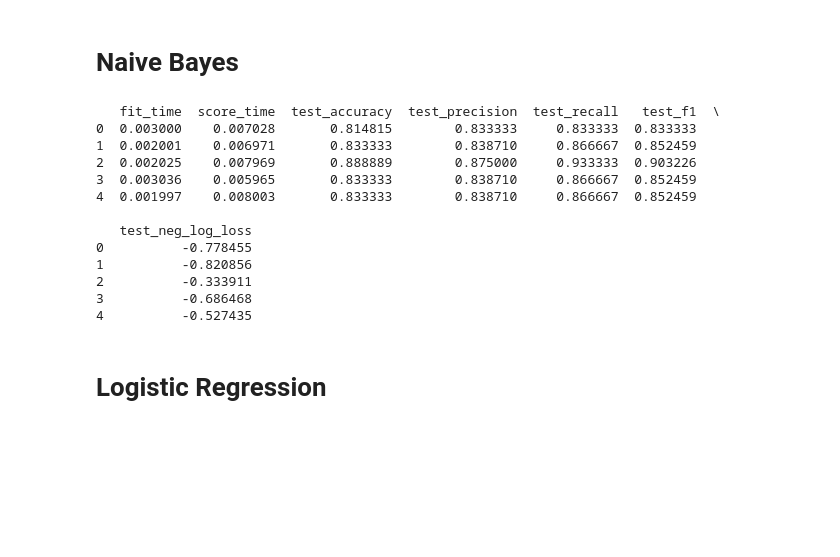
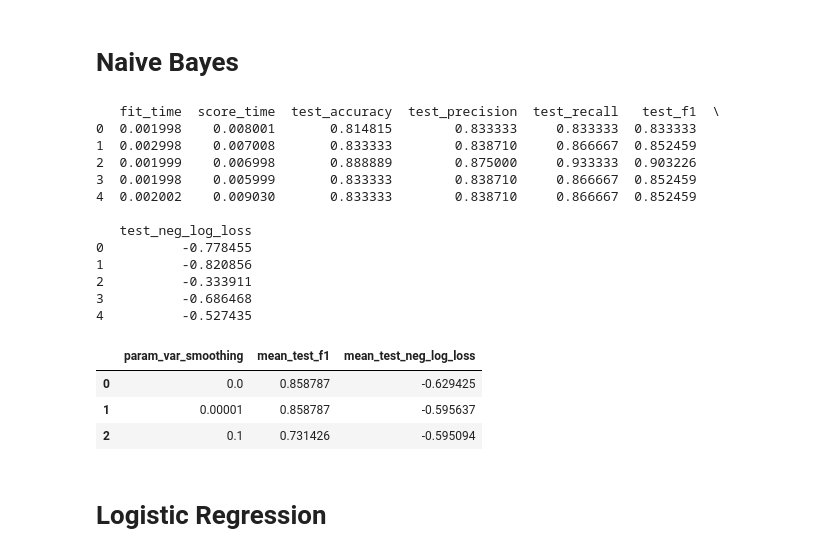
Before and after one commit to diogocerveira/heart-prediese, a Jupyter notebook: feature_correlation.ipynb, the cells around one changed output. Cells and saved outputs as stored; diff of their text form; code cells hidden in the pictures; blank space fills up the shorter version.

```diff
--- a/feature_correlation.ipynb
+++ b/feature_correlation.ipynb
@@ -57,14 +57,21 @@ Y = data.iloc[:, -1]
 
 print(X[continuousFeatures].head(), "\n")
 # Apply scaler only to continuous variables
-X[continuousFeatures] = StandardScaler().fit_transform(X[continuousFeatures])
-#X[continuousFeatures] = MinMaxScaler().fit_transform(X[continuousFeatures])
+standardizedX = X.copy()
+standardizedX[continuousFeatures] = StandardScaler().fit_transform(X[continuousFeatures])
 
-print(X[continuousFeatures].head(), "\n")
+normalizedX = X.copy()
+normalizedX[continuousFeatures] = MinMaxScaler().fit_transform(X[continuousFeatures])
+
+print(standardizedX[continuousFeatures].head(), "\n")
 
 one_hot_X = pd.get_dummies(X, columns=["cp", "restecg", "slope", "thal"])
+one_hot_standardizedX = pd.get_dummies(standardizedX, columns=["cp", "restecg", "slope", "thal"])
+one_hot_normalizedX = pd.get_dummies(normalizedX, columns=["cp", "restecg", "slope", "thal"])
 
-print(one_hot_X.head())
+print("one hot", one_hot_X.head(), "\n")
+print("one hot standard", one_hot_standardizedX.head(), "\n")
+print("one hot norm", one_hot_normalizedX.head(), "\n")
 # %% [output]
 Number of missing values: 0
 
@@ -151,28 +144,38 @@ for feature in data.columns:
 # %% [markdown]
 # Naive Bayes
 # %%
-from sklearn.model_selection import train_test_split, cross_validate
+from sklearn.model_selection import train_test_split, cross_validate, GridSearchCV
 from sklearn.naive_bayes import GaussianNB
 from sklearn.metrics import accuracy_score, precision_score, recall_score, f1_score
 from sklearn.metrics import confusion_matrix
 from sklearn.naive_bayes import GaussianNB
 
+
 nb_results = cross_validate(GaussianNB(), X, Y, cv=5, scoring=["accuracy", "precision", "recall", "f1", "neg_log_loss"])
 results_df = pd.DataFrame(nb_results)
 print(results_df)
+
+clf = GridSearchCV(GaussianNB(), {"var_smoothing": [1e-9, 1e-5, 1e-1]}, cv=5, scoring=["f1", "neg_log_loss"], return_train_score=False, refit=False)
+clf.fit(X, Y)
+results_gs = pd.DataFrame(clf.cv_results_)
+results_gs[['param_var_smoothing', 'mean_test_f1', 'mean_test_neg_log_loss']]
 # %% [output]
    fit_time  score_time  test_accuracy  test_precision  test_recall   test_f1  \
-0  0.003000    0.007028       0.814815        0.833333     0.833333  0.833333
-1  0.002001    0.006971       0.833333        0.838710     0.866667  0.852459
-2  0.002025    0.007969       0.888889        0.875000     0.933333  0.903226
-3  0.003036    0.005965       0.833333        0.838710     0.866667  0.852459
-4  0.001997    0.008003       0.833333        0.838710     0.866667  0.852459
+0  0.001998    0.008001       0.814815        0.833333     0.833333  0.833333
+1  0.002998    0.007008       0.833333        0.838710     0.866667  0.852459
+2  0.001999    0.006998       0.888889        0.875000     0.933333  0.903226
+3  0.001998    0.005999       0.833333        0.838710     0.866667  0.852459
+4  0.002002    0.009030       0.833333        0.838710     0.866667  0.852459
 
    test_neg_log_loss
 0          -0.778455
 1          -0.820856
 2          -0.333911
 3          -0.686468
 4          -0.527435
+|  | param_var_smoothing | mean_test_f1 | mean_test_neg_log_loss |
+| 0 | 0.0 | 0.858787 | -0.629425 |
+| 1 | 0.00001 | 0.858787 | -0.595637 |
+| 2 | 0.1 | 0.731426 | -0.595094 |
 # %% [markdown]
 # Logistic Regression
```
Also changed, not shown: parts of 6 cells of this notebook.
